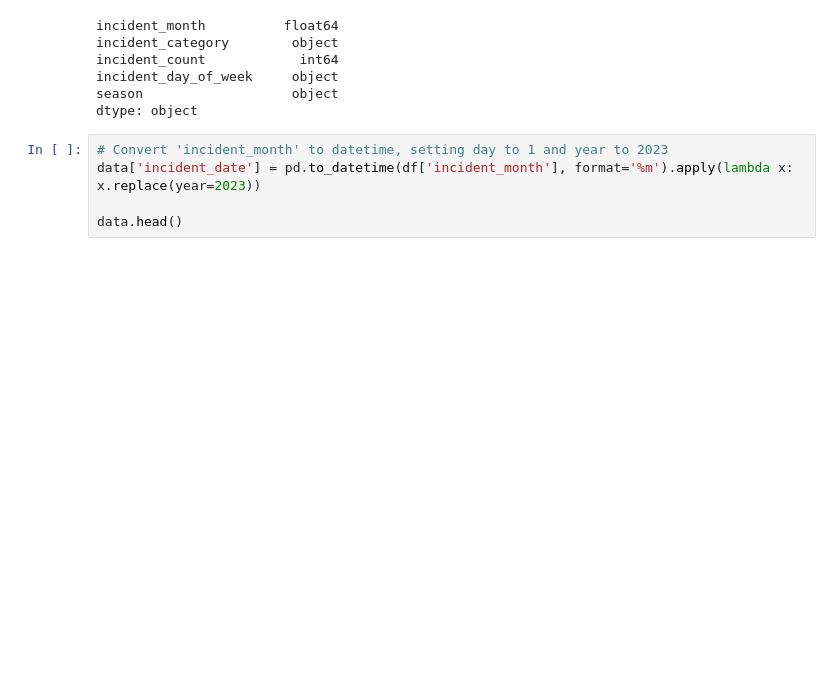
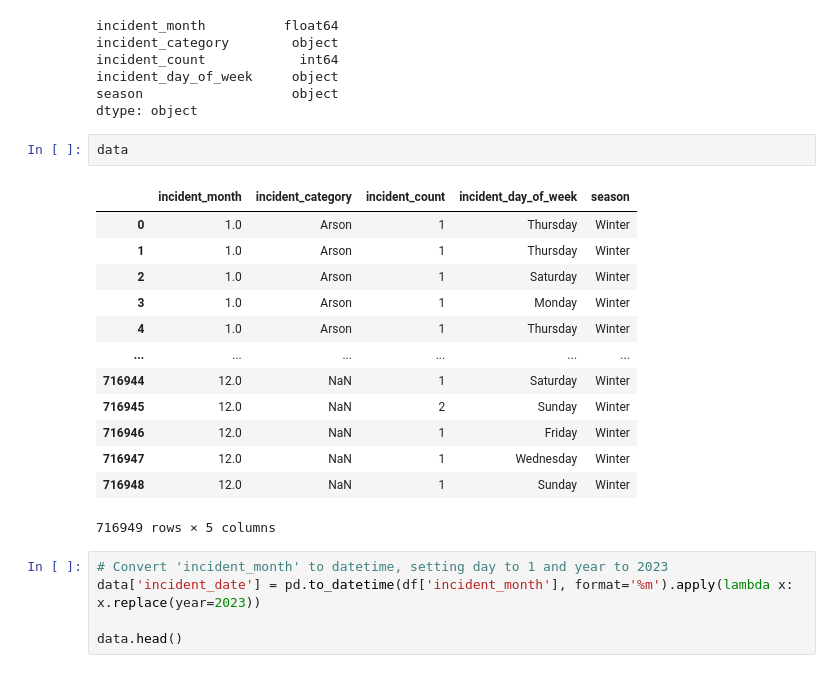
Before and after one commit to TRANDY-116/Police-Incident-Data-Pipeline, a Jupyter notebook: Analysis/Police analysis.ipynb, the cells around one changed output. Saved outputs shown, nothing was run; the diff lists cells and outputs as text; blank space fills up the shorter version.

```diff
--- a/Analysis/Police analysis.ipynb
+++ b/Analysis/Police analysis.ipynb
@@ -75,6 +75,22 @@ incident_count            int64
 incident_day_of_week     object
 season                   object
 dtype: object
+# %%
+data
+# %% [output]
+|  | incident_month | incident_category | incident_count | incident_day_of_week | season |
+| 0 | 1.0 | Arson | 1 | Thursday | Winter |
+| 1 | 1.0 | Arson | 1 | Thursday | Winter |
+| 2 | 1.0 | Arson | 1 | Saturday | Winter |
+| 3 | 1.0 | Arson | 1 | Monday | Winter |
+| 4 | 1.0 | Arson | 1 | Thursday | Winter |
+| ... | ... | ... | ... | ... | ... |
+| 716944 | 12.0 | NaN | 1 | Saturday | Winter |
+| 716945 | 12.0 | NaN | 2 | Sunday | Winter |
+| 716946 | 12.0 | NaN | 1 | Friday | Winter |
+| 716947 | 12.0 | NaN | 1 | Wednesday | Winter |
+| 716948 | 12.0 | NaN | 1 | Sunday | Winter |
+716949 rows × 5 columns
 # %%
 # Convert 'incident_month' to datetime, setting day to 1 and year to 2023
 data['incident_date'] = pd.to_datetime(df['incident_month'], format='%m').apply(lambda x: x.replace(year=2023))
```
Also changed, not shown: parts of 8 cells of this notebook, 2 other files.
